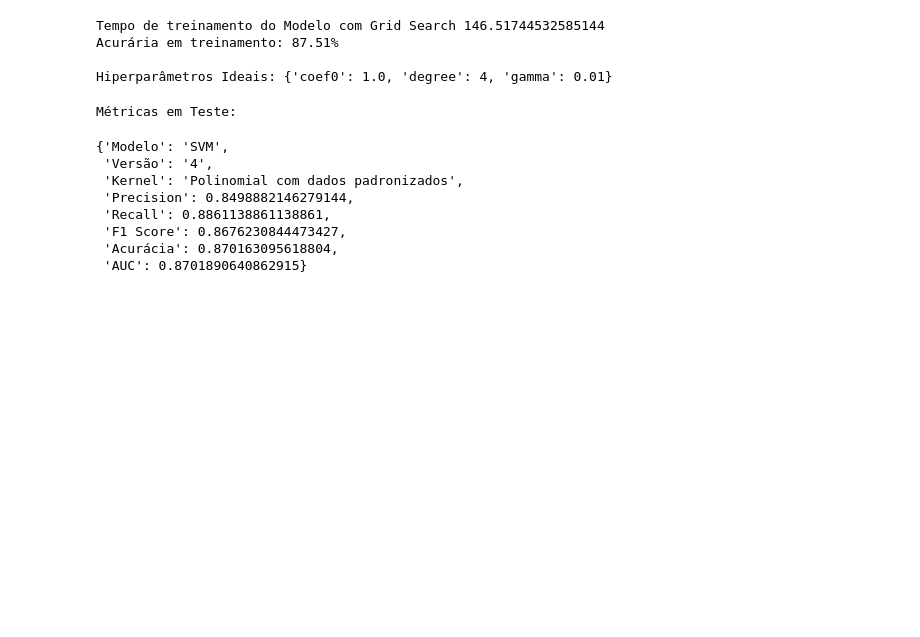
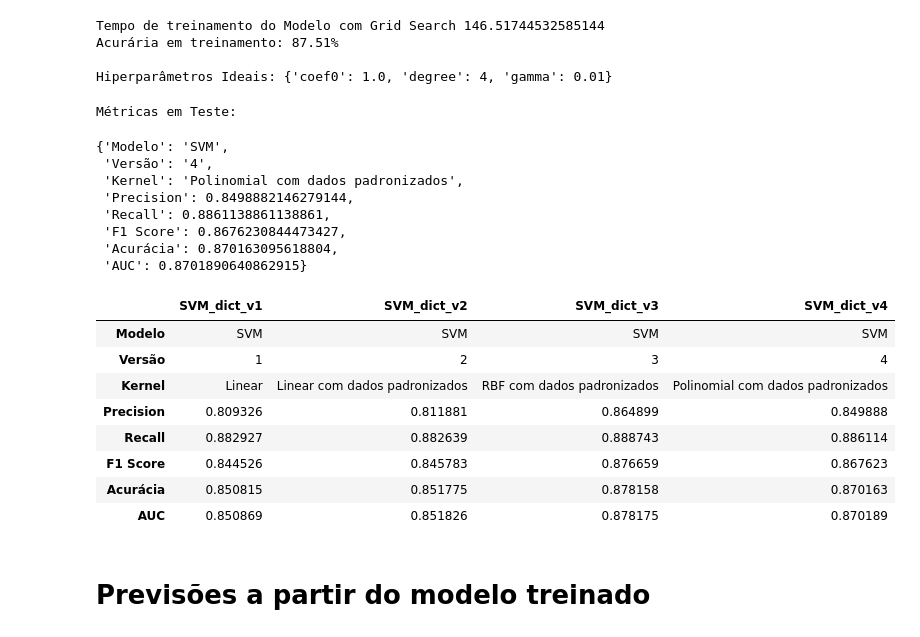
Before and after one commit to JulianaRamos2021/Previsao_compras, a Jupyter notebook: Previsão_de_compras_Ecommerce.ipynb, the cells around one changed output. Cells and saved outputs as stored; diff of their text form; code cells hidden in the pictures; blank space fills up the shorter version.

```diff
--- a/Previsão_de_compras_Ecommerce.ipynb
+++ b/Previsão_de_compras_Ecommerce.ipynb
@@ -753,3 +753,24 @@ Métricas em Teste:
  'F1 Score': 0.8676230844473427,
  'Acurácia': 0.870163095618804,
  'AUC': 0.8701890640862915}
+# %%
+#Reunindo resultado dos modelos preditivos
+
+resumo = pd.DataFrame({'SVM_dict_v1' : pd.Series(SVM_dict_v1),
+                       'SVM_dict_v2' : pd.Series(SVM_dict_v2),
+                       'SVM_dict_v3' : pd.Series(SVM_dict_v3),
+                       'SVM_dict_v4' : pd.Series(SVM_dict_v4)})
+
+resumo
+# %% [output]
+|  | SVM_dict_v1 | SVM_dict_v2 | SVM_dict_v3 | SVM_dict_v4 |
+| Modelo | SVM | SVM | SVM | SVM |
+| Versão | 1 | 2 | 3 | 4 |
+| Kernel | Linear | Linear com dados padronizados | RBF com dados padronizados | Polinomial com dados padronizados |
+| Precision | 0.809326 | 0.811881 | 0.864899 | 0.849888 |
+| Recall | 0.882927 | 0.882639 | 0.888743 | 0.886114 |
+| F1 Score | 0.844526 | 0.845783 | 0.876659 | 0.867623 |
+| Acurácia | 0.850815 | 0.851775 | 0.878158 | 0.870163 |
+| AUC | 0.850869 | 0.851826 | 0.878175 | 0.870189 |
+# %% [markdown]
+# Previsões a partir do modelo treinado
```
Also changed, not shown: parts of 1 cell of this notebook.
